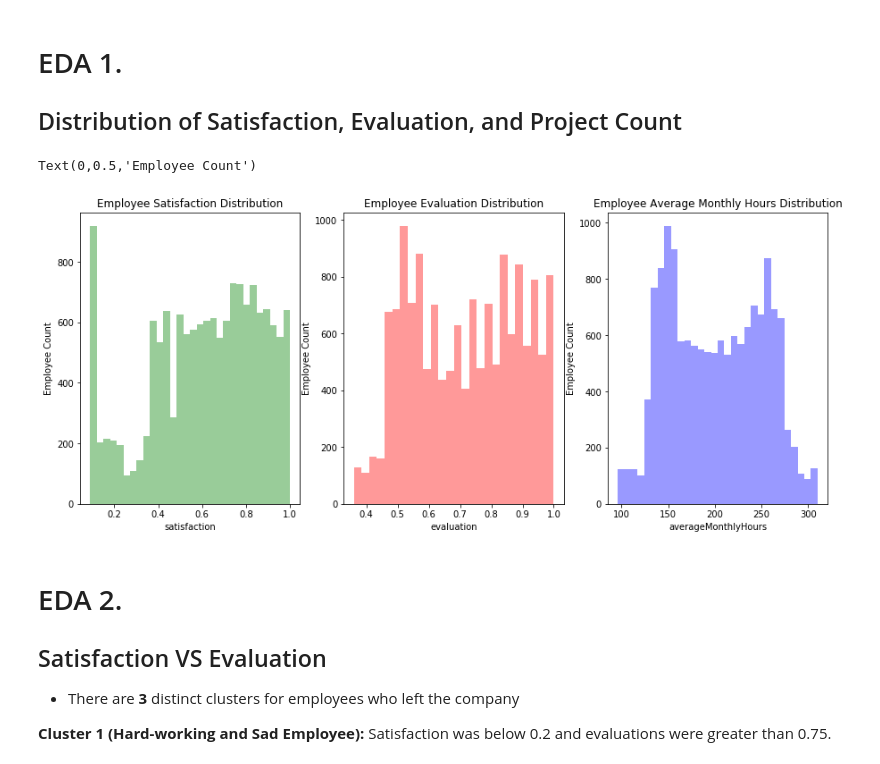
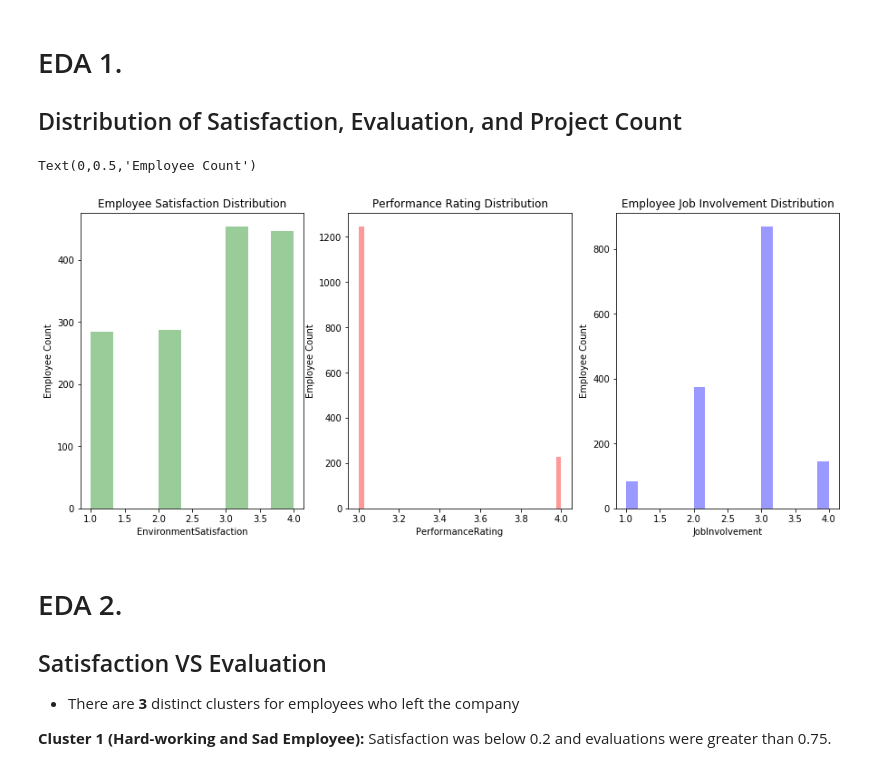
Before and after one commit to katiecao1/employee-attrition, a Jupyter notebook: Notebook.ipynb, the cells around one changed output. Cells and saved outputs as stored; diff of their text form; code cells hidden in the pictures.

```diff
--- a/Notebook.ipynb
+++ b/Notebook.ipynb
@@ -177,0 +170,14 @@ dtype: object
+# %%
+#Put all categorical columns together in a list
+categorical_columns = ['Attrition', 'BusinessTravel', 'Department', 'EducationField', 'Gender', 'JobRole', 'MaritalStatus', 'OverTime']
+# %%
+#Deep copy of the original data. This means that the original data won't be affected no matter what changes made to the copy
+data_encoded = df.copy(deep=True)
+
+#Change categorical columns to numbers by assigning each value a number in order to perform statistical analysis
+label_encode = preprocessing.LabelEncoder()
+for col in categorical_columns:
+    data_encoded[col] = label_encode.fit_transform(df[col])
+    name_mapping = dict(zip(label_encode.classes_, label_encode.transform(label_encode.classes_)))
+    print('- Feature', col + '' + ': mapping', name_mapping)
+    print('')
@@ -220,11 +259,12 @@ turnover_Summary.std()
 <a id='correlation_matrix'></a>
 ### Correlation Matrix
 # %%
-# Create a correlation matrix. What features correlate the most with turnover? What other correlations did you find?
-corr = df.corr()
+# Create a correlation matrix
+corr = data_encoded.corr()
+plt.rcParams["figure.figsize"] = [15,10]
 sns.heatmap(corr,
             xticklabels=corr.columns.values,
-            yticklabels=corr.columns.values)
+            yticklabels=corr.columns.values,cmap="YlGnBu")
 plt.title('Heatmap of Correlation Matrix')
 corr
 # %% [output]
@@ -240,0 +296,6 @@ corr
+# %%
+#Take a closer look at the above variables along wiht their correlation value
+data_filtered = data_encoded[['JobLevel', 'MonthlyIncome', 'TotalWorkingYears','Age','PerformanceRating','PercentSalaryHike','StockOptionLevel','MaritalStatus']]
+detail_correlation = data_filtered.corr()
+plt.rcParams["figure.figsize"] = [15,10]
+sns.heatmap(detail_correlation,xticklabels=detail_correlation.columns,yticklabels=detail_correlation.columns, cmap="YlGnBu", annot=True)
@@ -245,23 +309,23 @@ corr
 # %%
 # Plot the distribution of Employee Satisfaction, Evaluation, and Project Count. What story can you tell?
 
 # Set up the matplotlib figure
 f, axes = plt.subplots(ncols=3, figsize=(15, 6))
 
 # Graph Employee Satisfaction
-sns.distplot(df.satisfaction, kde=False, color="g", ax=axes[0]).set_title('Employee Satisfaction Distribution')
+sns.distplot(data_encoded.EnvironmentSatisfaction, kde=False, color="g", ax=axes[0]).set_title('Employee Satisfaction Distribution')
 axes[0].set_ylabel('Employee Count')
 
 # Graph Employee Evaluation
-sns.distplot(df.evaluation, kde=False, color="r", ax=axes[1]).set_title('Employee Evaluation Distribution')
+sns.distplot(data_encoded.PerformanceRating, kde=False, color="r", ax=axes[1]).set_title('Performance Rating Distribution')
 axes[1].set_ylabel('Employee Count')
 
 # Graph Employee Average Monthly Hours
-sns.distplot(df.averageMonthlyHours, kde=False, color="b", ax=axes[2]).set_title('Employee Average Monthly Hours Distribution')
+sns.distplot(data_encoded.JobInvolvement, kde=False, color="b", ax=axes[2]).set_title('Employee Job Involvement Distribution')
 axes[2].set_ylabel('Employee Count')
 # %% [output]
 Text(0,0.5,'Employee Count')
-[figure, old version]
+[figure, new version]
 # %% [markdown]
 <a id='eda2'></a>
 # EDA 2.
```
Also changed, not shown: parts of 32 cells of this notebook.
